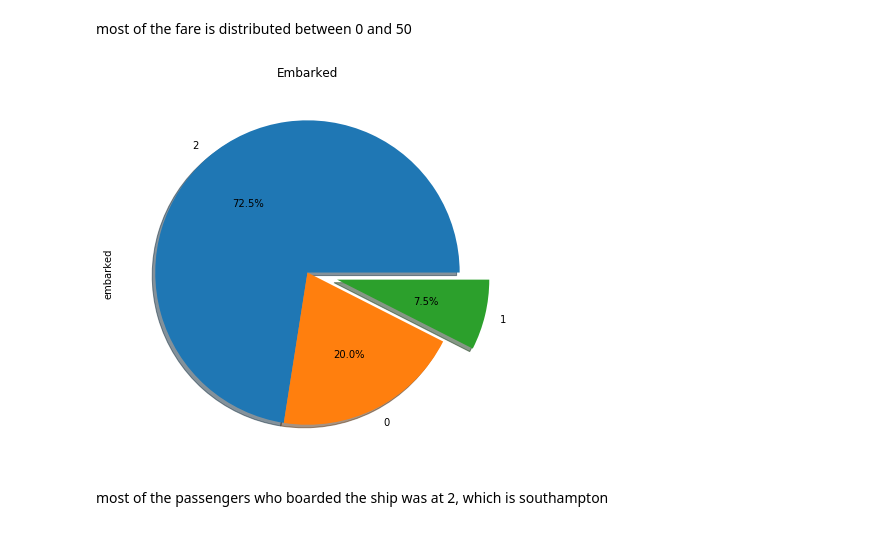
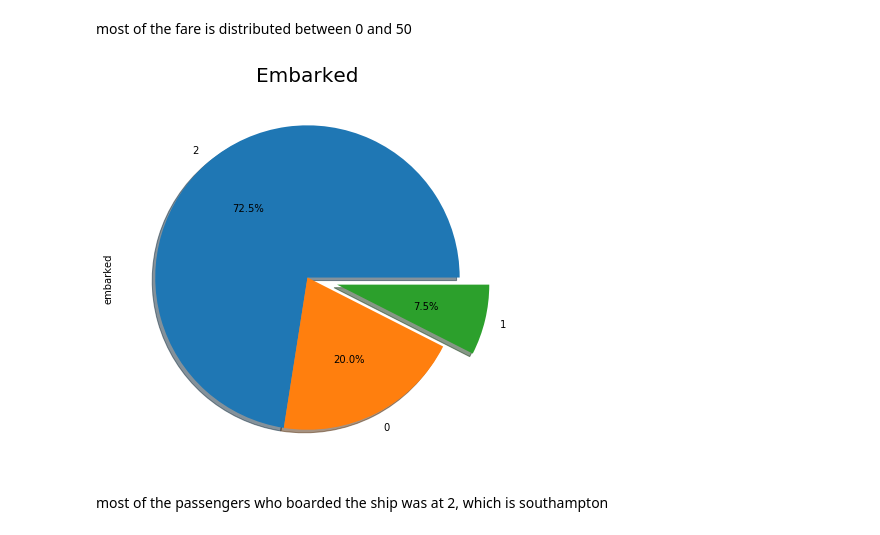
Before and after one commit to victoriousvictor42/titanic, a Jupyter notebook: titanicANDspam.ipynb, the cells around one changed output. Saved outputs shown, nothing was run; the diff lists cells and outputs as text; code cells hidden in the pictures.

```diff
--- a/titanicANDspam.ipynb
+++ b/titanicANDspam.ipynb
@@ -329,10 +334,10 @@ most of the fare is distributed between 0 and 50
 # %%
 plt.figure(figsize=(15,7))
 titanic.embarked.value_counts().plot.pie(explode=[0,0,0.2], autopct='%1.1f%%', shadow=True)
-plt.title('Embarked')
+plt.title('Embarked', fontsize=20)
 plt.show()
 # %% [output]
-[figure, old version]
+[figure, new version]
 # %% [markdown]
 most of the passengers who boarded the ship was at 2, which is southampton
 # %% [markdown]
```
Also changed, not shown: parts of 28 cells of this notebook.
